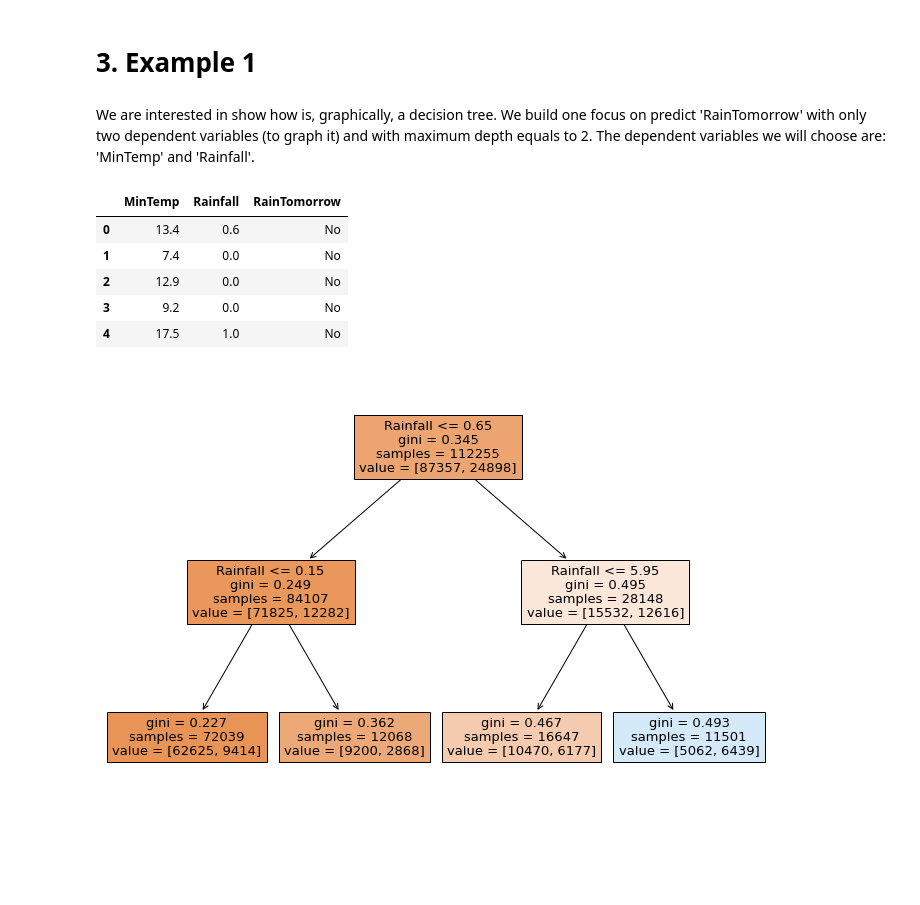
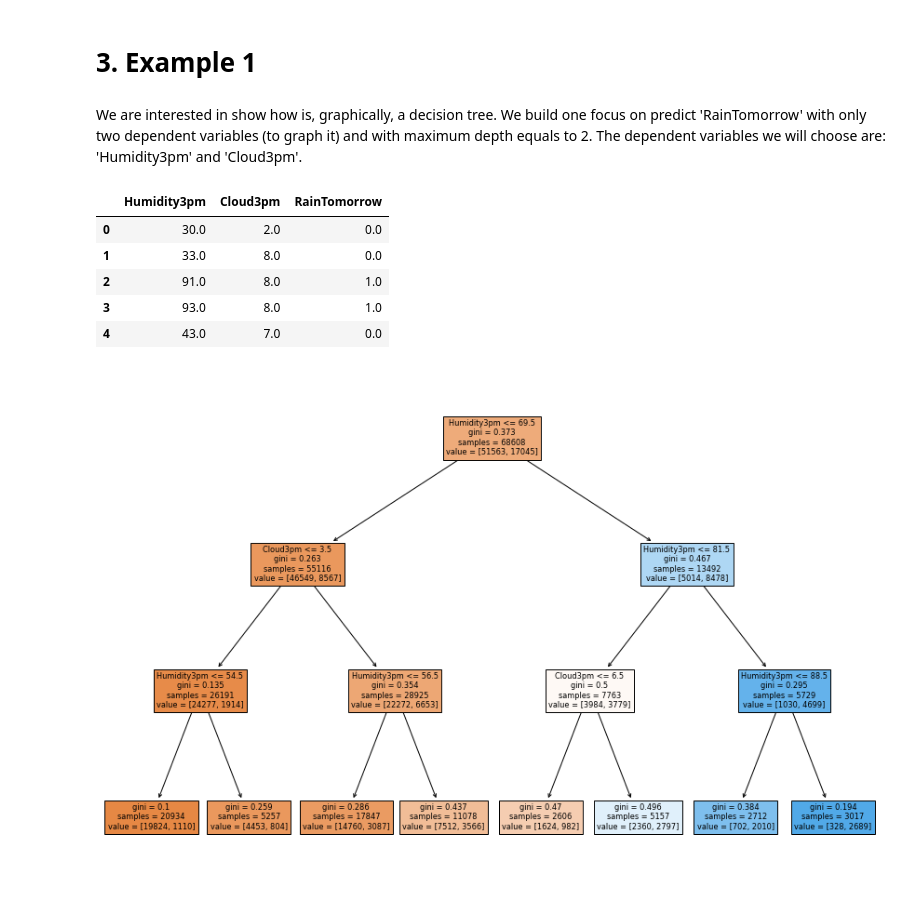
Before and after one commit to GinesMeca/TFG, a Jupyter notebook: notebooks/2. CART Decision Trees.ipynb, the cells around one changed output. Saved outputs shown, nothing was run; the diff lists cells and outputs as text; code cells hidden in the pictures; blank space fills up the shorter version.

Commit message:
Changing variables and adding space partition graph

```diff
--- a/notebooks/2. CART Decision Trees.ipynb
+++ b/notebooks/2. CART Decision Trees.ipynb
@@ -31,33 +31,53 @@ kaggle.api.authenticate()
 kaggle.api.dataset_download_files('jsphyg/weather-dataset-rattle-package', path='../data/01_raw', unzip=True)
 
 weather = pd.read_csv('../data/01_raw/weatherAUS.csv')
+# %%
+# Format the date
+weather['Date'] = pd.to_datetime(weather.Date, format='%Y-%m-%d')
+
+#Format RainToday by re-creating it
+weather['RainToday'] = np.where(weather.Rainfall<=1.0, 0, 1)
+
+#Remove columns we are not interested in
+weather.drop('RainTomorrow',axis=1, inplace=True)
+# %%
+#Two datasets to compare with a day of difference
+RT1 = weather[['Location', 'RainToday']]
+RT2 = weather[['Location', 'RainToday']][1:len(weather)].reset_index(drop='True')
+RT2.loc[len(weather) - 1] = [np.nan, np.nan]
+
+#Creating the new column:
+RainT = np.where(RT1.Location == RT2.Location, RT2.RainToday, np.nan)
+
+#Adding RainT to weather:
+weather['RainTomorrow'] = RainT
 # %% [markdown]
 # 3. Example 1
 # %% [markdown]
-We are interested in show how is, graphically, a decision tree. We build one focus on predict 'RainTomorrow' with only two dependent variables (to graph it) and with maximum depth equals to 2. The dependent variables we will choose are: 'MinTemp' and 'Rainfall'.
+We are interested in show how is, graphically, a decision tree. We build one focus on predict 'RainTomorrow' with only two dependent variables (to graph it) and with maximum depth equals to 2. The dependent variables we will choose are: 'Humidity3pm' and 'Cloud3pm'.
 # %%
 #We select the variables we are interested in:
-data_ex1 = weather[['MinTemp', 'Rainfall', 'RainTomorrow']].dropna()
+data_ex1 = weather[['Humidity3pm', 'Cloud3pm', 'RainTomorrow']].dropna().reset_index(drop='True')
 data_ex1.head()
 # %% [output]
-|  | MinTemp | Rainfall | RainTomorrow |
-| 0 | 13.4 | 0.6 | No |
-| 1 | 7.4 | 0.0 | No |
-| 2 | 12.9 | 0.0 | No |
-| 3 | 9.2 | 0.0 | No |
-| 4 | 17.5 | 1.0 | No |
+|  | Humidity3pm | Cloud3pm | RainTomorrow |
+| 0 | 30.0 | 2.0 | 0.0 |
+| 1 | 33.0 | 8.0 | 0.0 |
+| 2 | 91.0 | 8.0 | 1.0 |
+| 3 | 93.0 | 8.0 | 1.0 |
+| 4 | 43.0 | 7.0 | 0.0 |
 # %%
 #We obtain our dependent and independent variables:
-x_ex1 = data_ex1[['MinTemp', 'Rainfall']]
+x_ex1 = data_ex1[['Humidity3pm', 'Cloud3pm']]
 y_ex1 = data_ex1['RainTomorrow']
 #We separate in train/test data:
 x_train, x_test, y_train, y_test = train_test_split(x_ex1, y_ex1, test_size=0.2)
 
-ex1 = tree.DecisionTreeClassifier(max_depth = 2)
+ex1 = tree.DecisionTreeClassifier(max_depth = 3)
 
 ex1.fit(x_train, y_train);
 # %%
-plt.figure(figsize = (12, 8))
+plt.figure(figsize = (15, 10))
 tree.plot_tree(ex1, feature_names = x_ex1.columns, filled = True);
 # %% [output]
-[figure, old version]
+[figure, new version]
```
Also changed, not shown: parts of 1 cell of this notebook.
